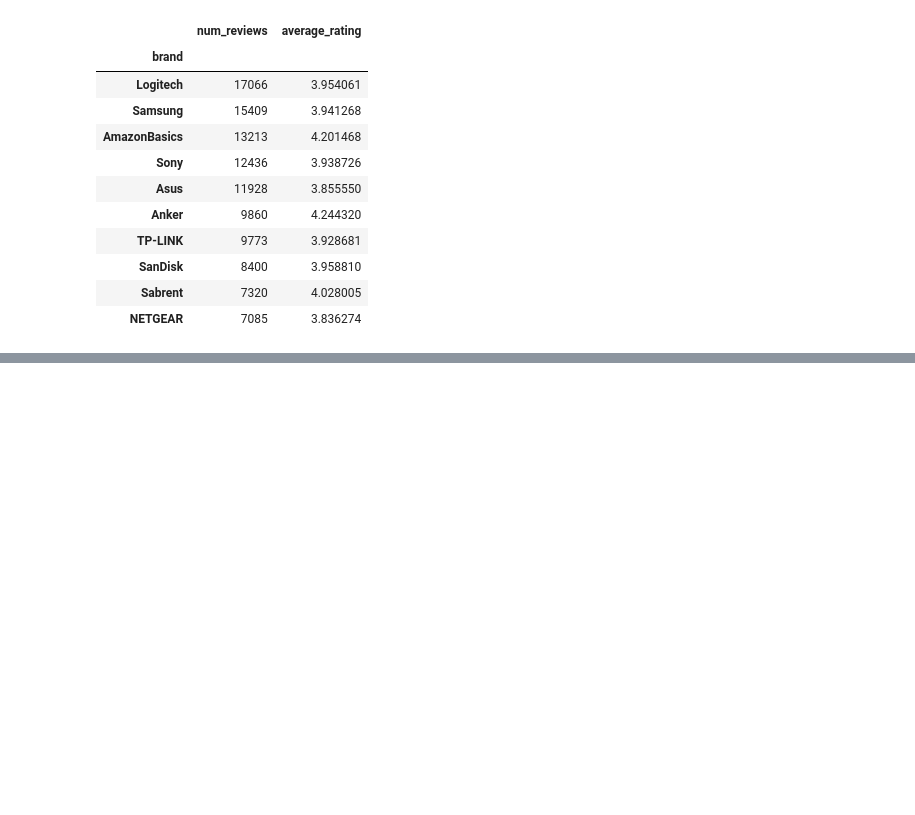
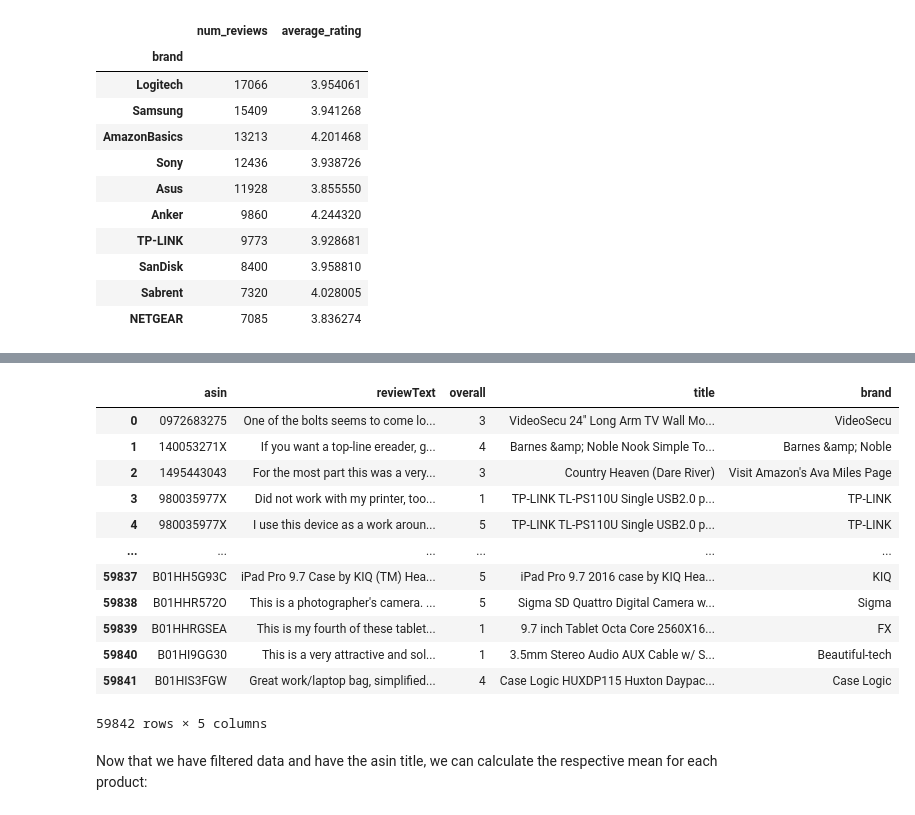
Before and after one commit to ArianAghamohseni/Sentiment_Analysis, a Jupyter notebook: Part2_Arvin_Changes.ipynb, the cells around one changed output, grey strips where cells are left out. Saved outputs shown, nothing was run; the diff lists cells and outputs as text; code cells hidden in the pictures; blank space fills up the shorter version.

```diff
--- a/Part2_Arvin_Changes.ipynb
+++ b/Part2_Arvin_Changes.ipynb
@@ -488,0 +561,3 @@ top_10_brands
+# %%
+df = train[["asin", "reviewText", "overall"]]
+df
@@ -488,0 +580,21 @@ top_10_brands
+# %%
+keywords = ["guarantee", "guaranteed", "guarantees", "warranty", "warranties", "warranted",
+"assurance", "assured", "promised", "coverage", "insured", "warrantee",
+"security", "pledge", "commitment", "contract", "protection", "safeguard",
+"agreement", "bond", "certainty", "certified", "guarantor", "vouch", "pledged",
+"ensured", "policy", "reassurance", "warranting", "certify", "promise",
+"word", "wording", "guaranty", "pledge", "certification",
+# Common typing issues and misspellings
+"garantee", "waranty", "gaurantee", "warrantee", "garranty", "warantee",
+"guarntee", "garanty", "gurantee", "waranties", "garantee", "guranty",
+"guarnatee", "guarntee", "guaranties", "warrenty", "waranties", "warant",
+"garentee", "guranty", "garanties", "warenty", "warrantees", "warraty"]
+# %%
+def mentions_guarantee_or_warranty(text):
+    for keyword in keywords:
+        if re.search(rf'\b{re.escape(keyword)}\b', text, re.I):
+            return True
+    return False
+# %%
+filtered_df = df[df['reviewText'].apply(mentions_guarantee_or_warranty)]
+filtered_df
@@ -488,0 +615,19 @@ top_10_brands
+# %%
+merged_data = pd.merge(filtered_df, titles, on='asin')
+merged_data
+# %% [output]
+|  | asin | reviewText | overall | title | brand |
+| 0 | 0972683275 | One of the bolts seems to come lo... | 3 | VideoSecu 24" Long Arm TV Wall Mo... | VideoSecu |
+| 1 | 140053271X | If you want a top-line ereader, g... | 4 | Barnes &amp; Noble Nook Simple To... | Barnes &amp; Noble |
+| 2 | 1495443043 | For the most part this was a very... | 3 | Country Heaven (Dare River) | Visit Amazon's Ava Miles Page |
+| 3 | 980035977X | Did not work with my printer, too... | 1 | TP-LINK TL-PS110U Single USB2.0 p... | TP-LINK |
+| 4 | 980035977X | I use this device as a work aroun... | 5 | TP-LINK TL-PS110U Single USB2.0 p... | TP-LINK |
+| ... | ... | ... | ... | ... | ... |
+| 59837 | B01HH5G93C | iPad Pro 9.7 Case by KIQ (TM) Hea... | 5 | iPad Pro 9.7 2016 case by KIQ Hea... | KIQ |
+| 59838 | B01HHR572O | This is a photographer's camera. ... | 5 | Sigma SD Quattro Digital Camera w... | Sigma |
+| 59839 | B01HHRGSEA | This is my fourth of these tablet... | 1 | 9.7 inch Tablet Octa Core 2560X16... | FX |
+| 59840 | B01HI9GG30 | This is a very attractive and sol... | 1 | 3.5mm Stereo Audio AUX Cable w/ S... | Beautiful-tech |
+| 59841 | B01HIS3FGW | Great work/laptop bag, simplified... | 4 | Case Logic HUXDP115 Huxton Daypac... | Case Logic |
+59842 rows × 5 columns
+# %% [markdown]
+Now that we have filtered data and have the asin title, we can calculate the respective mean for each product:
```
Also changed, not shown: parts of 40 cells of this notebook.
